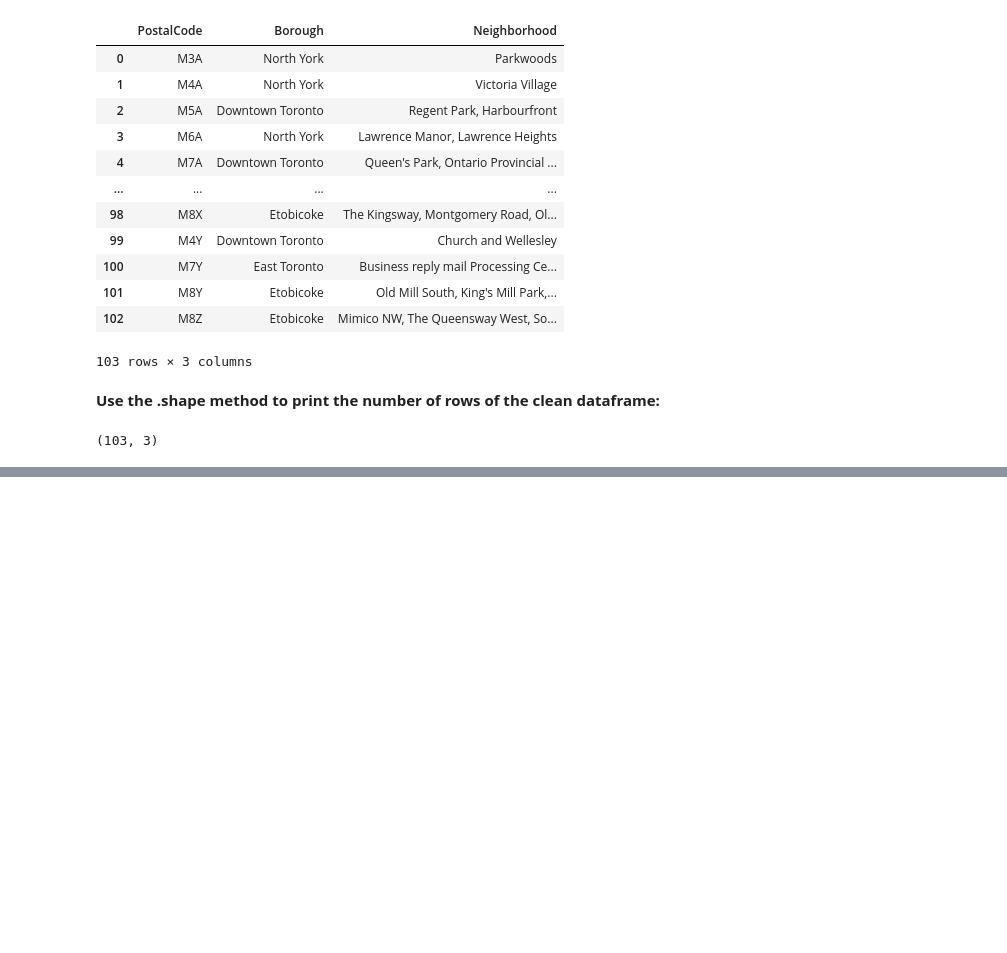
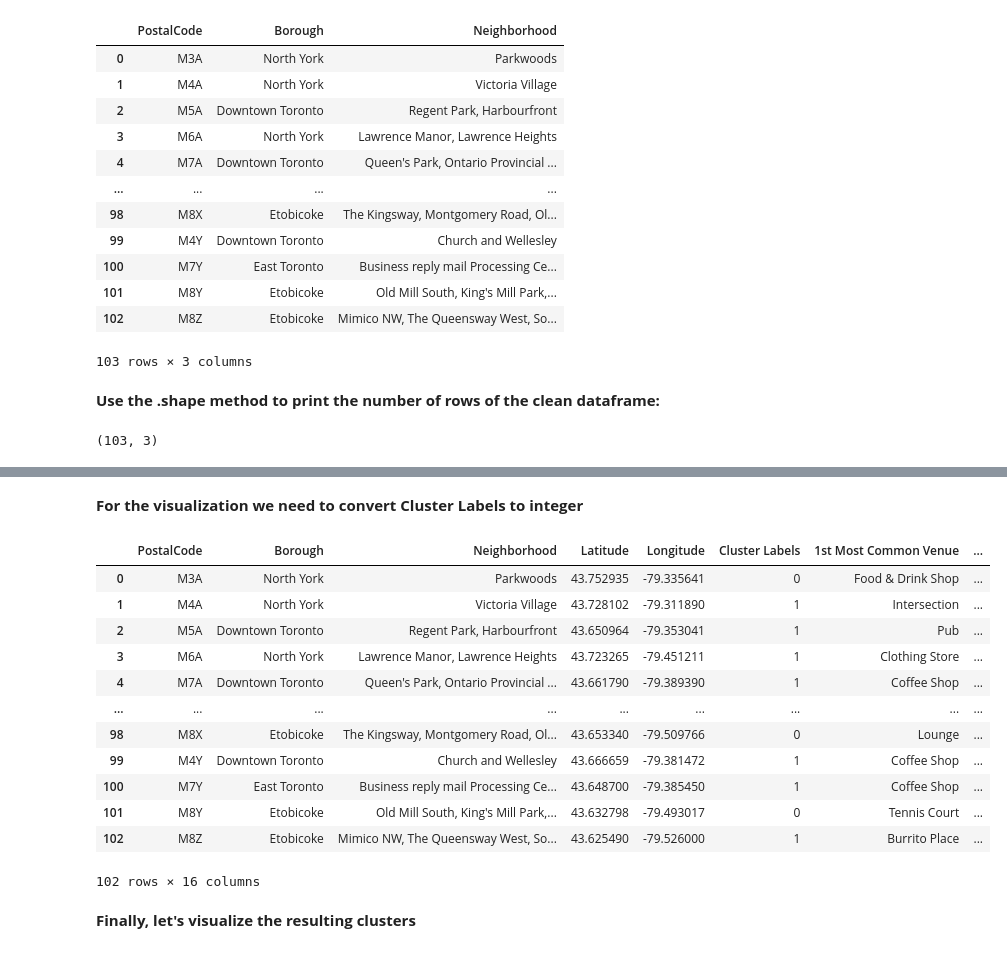
Before and after one commit to AntonyBorel/Coursera-Applied-Data-Science-Capstone, a Jupyter notebook: Applied_Data_Science_Capstone.ipynb, the cells around one changed output, grey strips where cells are left out. Drawn from its saved outputs; the diff is of its cells as text; code cells hidden in the pictures; blank space fills up the shorter version.

```diff
--- a/Applied_Data_Science_Capstone.ipynb
+++ b/Applied_Data_Science_Capstone.ipynb
@@ -238,0 +806,22 @@ df_clean.shape
+# %% [markdown]
+**For the visualization we need to convert Cluster Labels to integer**
+# %%
+toronto_merged['Cluster Labels'] = toronto_merged['Cluster Labels'].astype(int)
+pd.set_option('display.max_rows', 10) #observe maximum 10 rows
+toronto_merged
+# %% [output]
+|  | PostalCode | Borough | Neighborhood | Latitude | Longitude | Cluster Labels | 1st Most Common Venue | ... |
+| 0 | M3A | North York | Parkwoods | 43.752935 | -79.335641 | 0 | Food & Drink Shop | ... |
+| 1 | M4A | North York | Victoria Village | 43.728102 | -79.311890 | 1 | Intersection | ... |
+| 2 | M5A | Downtown Toronto | Regent Park, Harbourfront | 43.650964 | -79.353041 | 1 | Pub | ... |
+| 3 | M6A | North York | Lawrence Manor, Lawrence Heights | 43.723265 | -79.451211 | 1 | Clothing Store | ... |
+| 4 | M7A | Downtown Toronto | Queen's Park, Ontario Provincial ... | 43.661790 | -79.389390 | 1 | Coffee Shop | ... |
+| ... | ... | ... | ... | ... | ... | ... | ... | ... |
+| 98 | M8X | Etobicoke | The Kingsway, Montgomery Road, Ol... | 43.653340 | -79.509766 | 0 | Lounge | ... |
+| 99 | M4Y | Downtown Toronto | Church and Wellesley | 43.666659 | -79.381472 | 1 | Coffee Shop | ... |
+| 100 | M7Y | East Toronto | Business reply mail Processing Ce... | 43.648700 | -79.385450 | 1 | Coffee Shop | ... |
+| 101 | M8Y | Etobicoke | Old Mill South, King's Mill Park,... | 43.632798 | -79.493017 | 0 | Tennis Court | ... |
+| 102 | M8Z | Etobicoke | Mimico NW, The Queensway West, So... | 43.625490 | -79.526000 | 1 | Burrito Place | ... |
+102 rows × 16 columns
+# %% [markdown]
+**Finally, let's visualize the resulting clusters**
```
Also changed, not shown: parts of 84 cells of this notebook.
